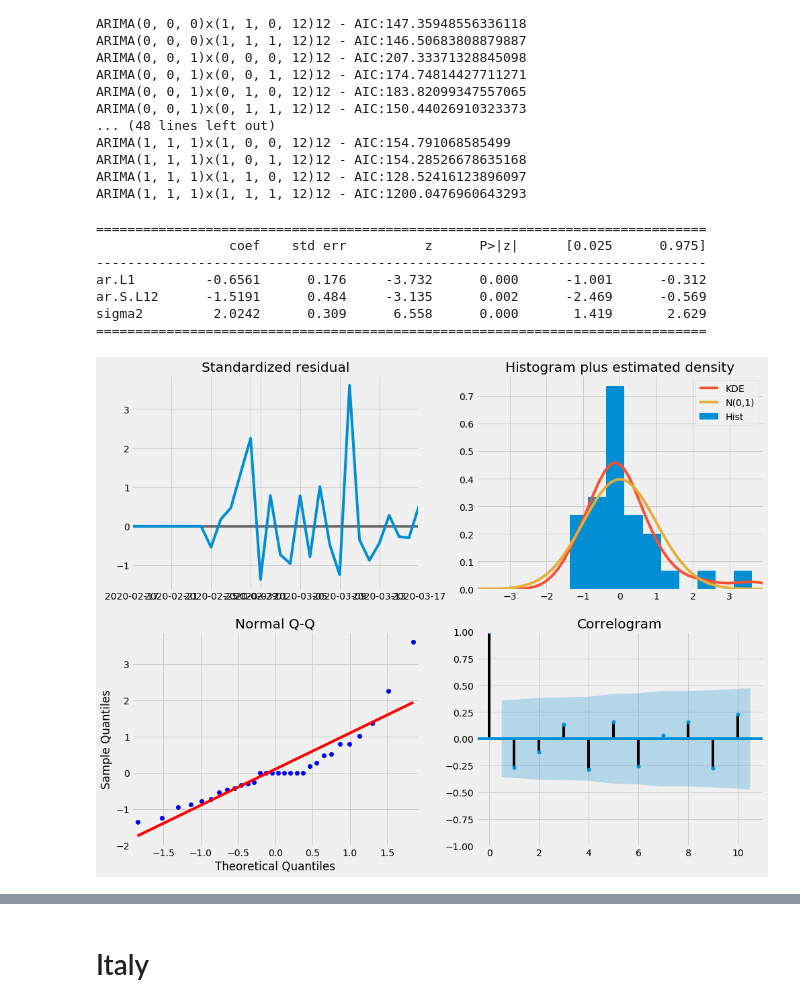
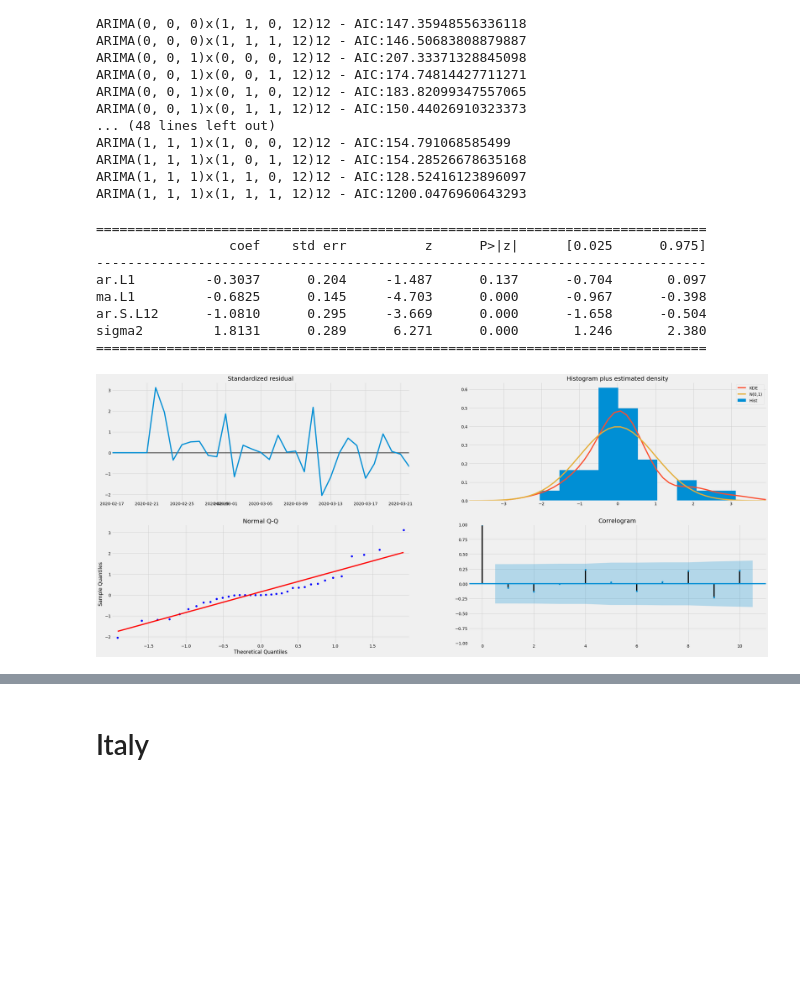
Before and after one commit to github-prathma/Spread_Of_Corona_Virus_Analysis, a Jupyter notebook: Time_Series/TimeSeriesForecastingPlots.ipynb, the cells around one changed output, grey strips where cells are left out. Cells and saved outputs as stored; diff of their text form; code cells hidden in the pictures; blank space fills up the shorter version.

```diff
--- a/Time_Series/TimeSeriesForecastingPlots.ipynb
+++ b/Time_Series/TimeSeriesForecastingPlots.ipynb
@@ -225,8 +228,8 @@ ARIMA(1, 1, 1)x(1, 0, 1, 12)12 - AIC:154.28526678635168
 ARIMA(1, 1, 1)x(1, 1, 0, 12)12 - AIC:128.52416123896097
 ARIMA(1, 1, 1)x(1, 1, 1, 12)12 - AIC:1200.0476960643293
 # %%
-mod = sm.tsa.statespace.SARIMAX(y[:56],
-                                order=(1, 1, 0),
+mod = sm.tsa.statespace.SARIMAX(y[:61],
+                                order=(1, 1, 1),
                                 seasonal_order=(1, 1, 0, 12),
                                 enforce_stationarity=False,
                                 enforce_invertibility=False)
@@ -238,15 +241,16 @@ print(results.summary().tables[1])
 ==============================================================================
                  coef    std err          z      P>|z|      [0.025      0.975]
 ------------------------------------------------------------------------------
-ar.L1         -0.6561      0.176     -3.732      0.000      -1.001      -0.312
-ar.S.L12      -1.5191      0.484     -3.135      0.002      -2.469      -0.569
-sigma2         2.0242      0.309      6.558      0.000       1.419       2.629
+ar.L1         -0.3037      0.204     -1.487      0.137      -0.704       0.097
+ma.L1         -0.6825      0.145     -4.703      0.000      -0.967      -0.398
+ar.S.L12      -1.0810      0.295     -3.669      0.000      -1.658      -0.504
+sigma2         1.8131      0.289      6.271      0.000       1.246       2.380
 ==============================================================================
 # %%
-results.plot_diagnostics(figsize=(15, 12))
+results.plot_diagnostics(figsize=(35, 15))
 plt.show()
 # %% [output]
-[figure, old version]
+[figure, new version]
 # %%
 # Get forecast 500 steps ahead in future
 pred_uc = results.get_forecast(steps=7)
```
Also changed, not shown: parts of 25 cells of this notebook, 2 other files.
